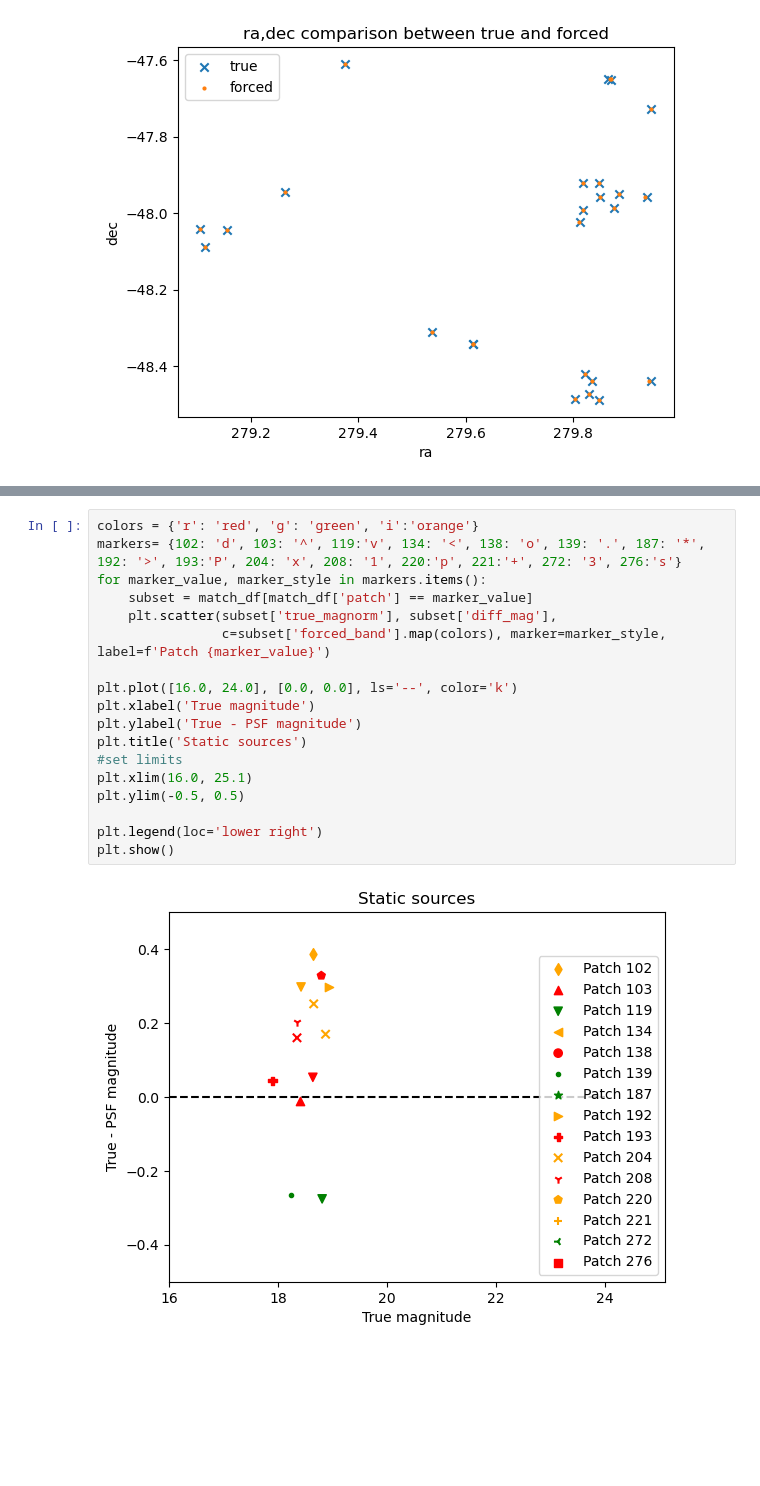
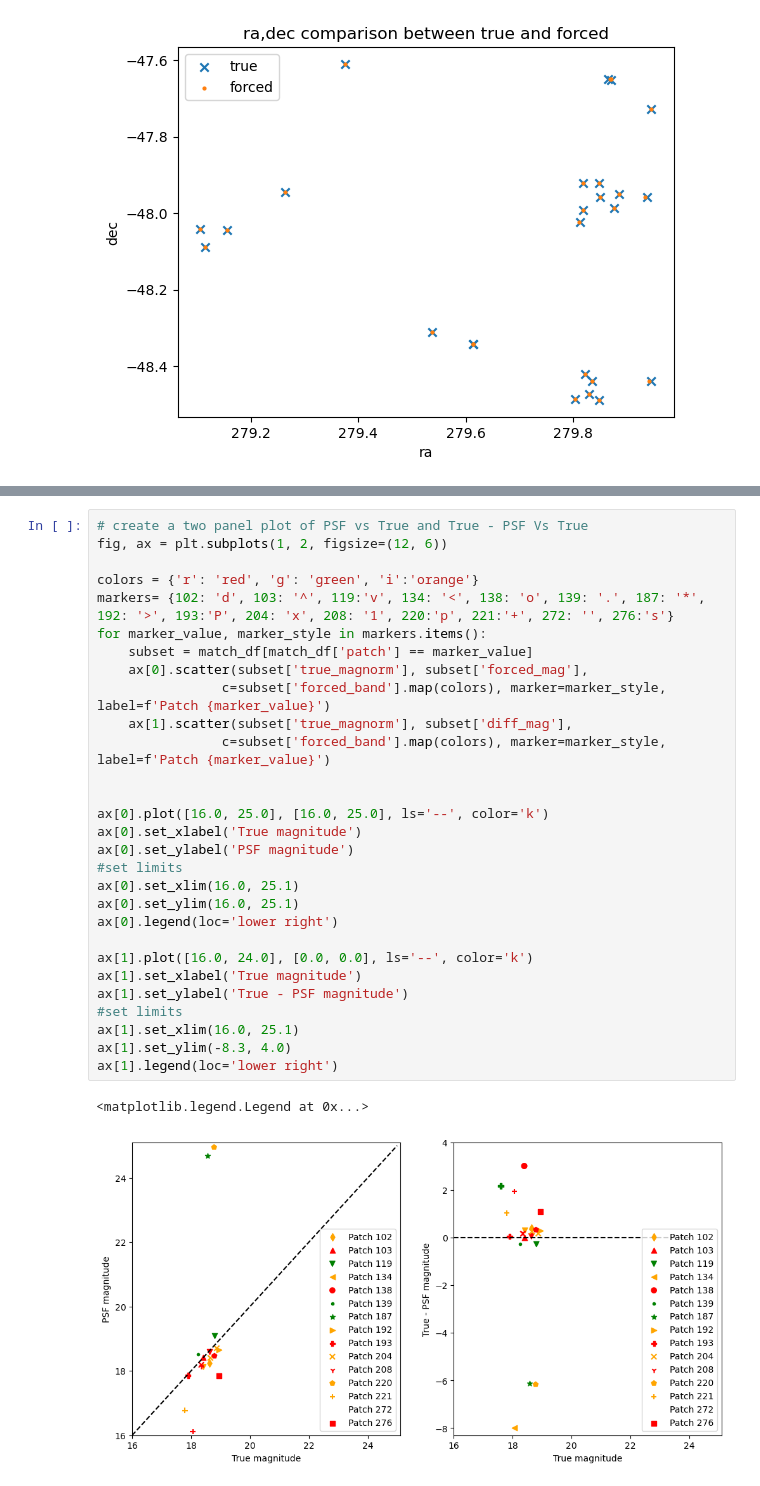
Before and after one commit to lsst-dm/vv-team-notebooks, a Jupyter notebook: notebooks/SP-1077-true_pipeline_staticsrcs.ipynb, the cells around one changed output, grey strips where cells are left out. Cells and saved outputs as stored; diff of their text form; blank space fills up the shorter version.

Commit message:
two panel plot

```diff
--- a/notebooks/SP-1077-true_pipeline_staticsrcs.ipynb
+++ b/notebooks/SP-1077-true_pipeline_staticsrcs.ipynb
@@ -376,20 +316,32 @@ plt.show()
-# %%
-colors = {'r': 'red', 'g': 'green', 'i':'orange'}
-markers= {102: 'd', 103: '^', 119:'v', 134: '<', 138: 'o', 139: '.', 187: '*', 192: '>', 193:'P', 204: 'x', 208: '1', 220:'p', 221:'+', 272: '3', 276:'s'}
-for marker_value, marker_style in markers.items():
-    subset = match_df[match_df['patch'] == marker_value]
-    plt.scatter(subset['true_magnorm'], subset['diff_mag'],
-                c=subset['forced_band'].map(colors), marker=marker_style, label=f'Patch {marker_value}')
-
-plt.plot([16.0, 24.0], [0.0, 0.0], ls='--', color='k')
-plt.xlabel('True magnitude')
-plt.ylabel('True - PSF magnitude')
-plt.title('Static sources')
-#set limits
-plt.xlim(16.0, 25.1)
-plt.ylim(-0.5, 0.5)
-
-plt.legend(loc='lower right')
-plt.show()
-# %% [output]
-[figure, removed]
+# %%
+# create a two panel plot of PSF vs True and True - PSF Vs True
+fig, ax = plt.subplots(1, 2, figsize=(12, 6))
+
+colors = {'r': 'red', 'g': 'green', 'i':'orange'}
+markers= {102: 'd', 103: '^', 119:'v', 134: '<', 138: 'o', 139: '.', 187: '*', 192: '>', 193:'P', 204: 'x', 208: '1', 220:'p', 221:'+', 272: '', 276:'s'}
+for marker_value, marker_style in markers.items():
+    subset = match_df[match_df['patch'] == marker_value]
+    ax[0].scatter(subset['true_magnorm'], subset['forced_mag'],
+                c=subset['forced_band'].map(colors), marker=marker_style, label=f'Patch {marker_value}')
+    ax[1].scatter(subset['true_magnorm'], subset['diff_mag'],
+                c=subset['forced_band'].map(colors), marker=marker_style, label=f'Patch {marker_value}')
+
+
+ax[0].plot([16.0, 25.0], [16.0, 25.0], ls='--', color='k')
+ax[0].set_xlabel('True magnitude')
+ax[0].set_ylabel('PSF magnitude')
+#set limits
+ax[0].set_xlim(16.0, 25.1)
+ax[0].set_ylim(16.0, 25.1)
+ax[0].legend(loc='lower right')
+
+ax[1].plot([16.0, 24.0], [0.0, 0.0], ls='--', color='k')
+ax[1].set_xlabel('True magnitude')
+ax[1].set_ylabel('True - PSF magnitude')
+#set limits
+ax[1].set_xlim(16.0, 25.1)
+ax[1].set_ylim(-8.3, 4.0)
+ax[1].legend(loc='lower right')
+# %% [output]
+<matplotlib.legend.Legend at 0x...>
+[figure, added]
```
Also changed, not shown: parts of 4 cells of this notebook.
